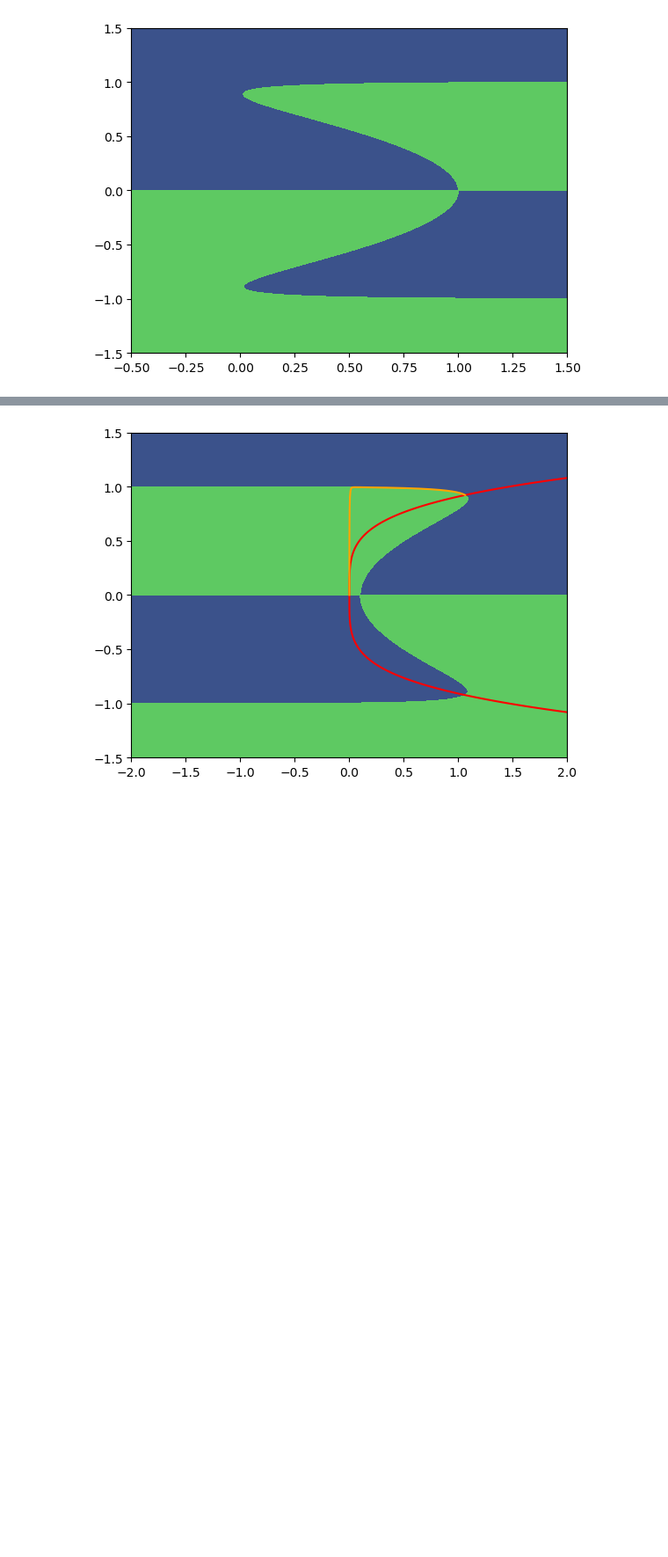
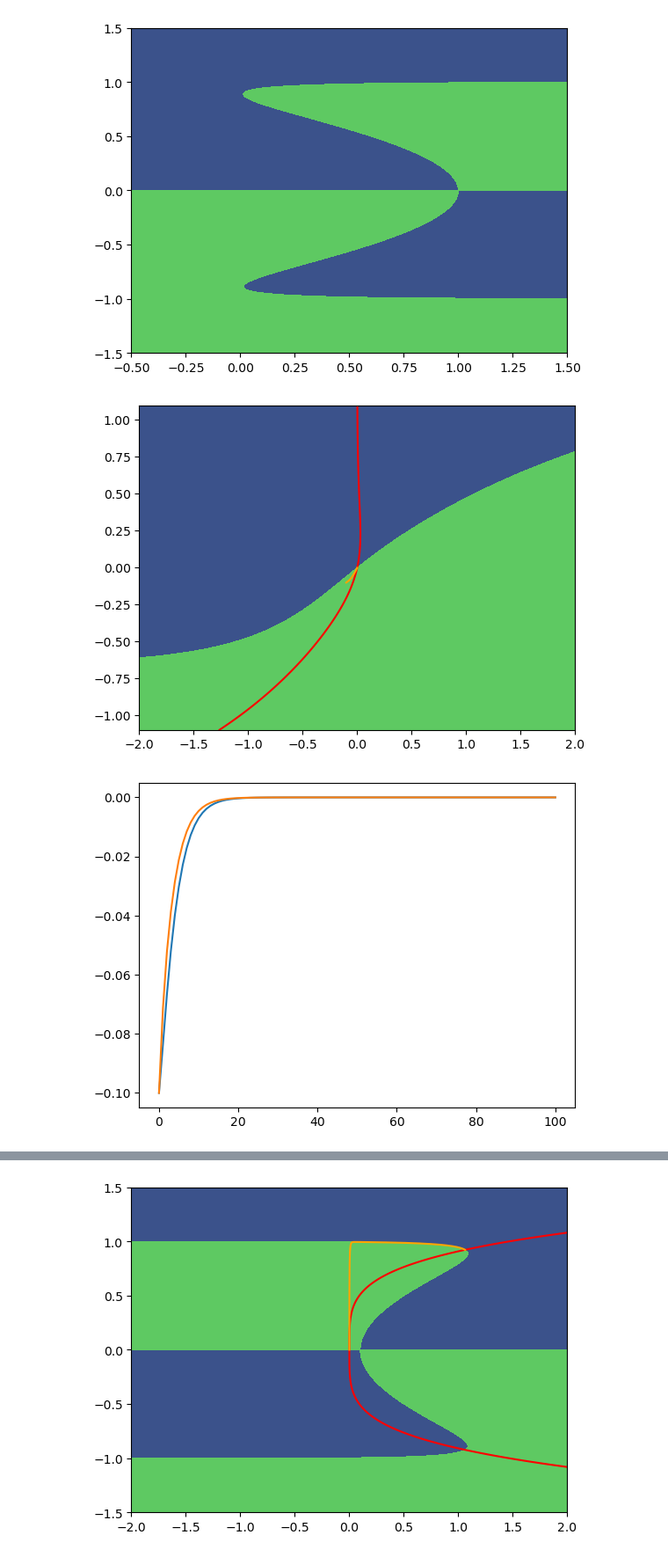
Before and after one commit to gerome-andry/RNN-dynamics, a Jupyter notebook: Analysis.ipynb, the cells around one changed output, grey strips where cells are left out. Shown at 88% size. Saved outputs shown, nothing was run; the diff lists cells and outputs as text; code cells hidden in the pictures; blank space fills up the shorter version.

```diff
--- a/Analysis.ipynb
+++ b/Analysis.ipynb
@@ -39,3 +57,44 @@ ax = TRC.phaseplane(x_g, y_g, pars, input=0, bifurcation=True)
 plt.show()
 # %% [output]
 [figure]
+# %%
+# LSTM
+
+x = torch.linspace(-2, 2, 4001)
+y = torch.linspace(-1.1, 1.1, 2201)
+
+xy_grid = torch.meshgrid(x, y, indexing="ij")
+
+x_g = xy_grid[0].T
+y_g = xy_grid[1].T.flip(0, 1)
+
+LSTM = LSTMCell()
+A = -1
+B = -5
+C = .3
+D = 1.1
+P = 0.5
+W = 1
+Wa = 1
+Wb = 1
+Wd = 1
+Wp = 1
+
+pars = A, B, C, D, P, W, Wa, Wb, Wd, Wp
+
+ax = LSTM.phaseplane(x_g, y_g, pars, input=0)
+
+xt = .0*torch.randn(100)
+h0 = -torch.tensor(0.1)
+s0 = -torch.tensor(0.1)
+
+ht, st = LSTM.trajectory(h0, s0, pars, xt)
+ax.plot(st, ht, 'orange')
+plt.show()
+
+plt.plot(ht)
+plt.plot(st)
+plt.show()
+# %% [output]
+[figure, added]
+[figure, added]
```
Also changed, not shown: parts of 3 cells of this notebook, 1 other file.
